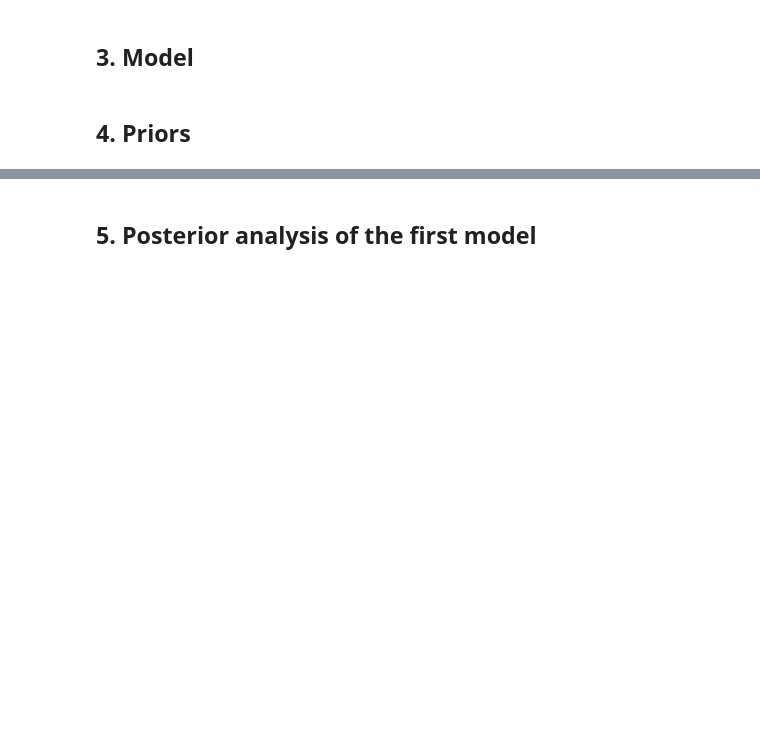
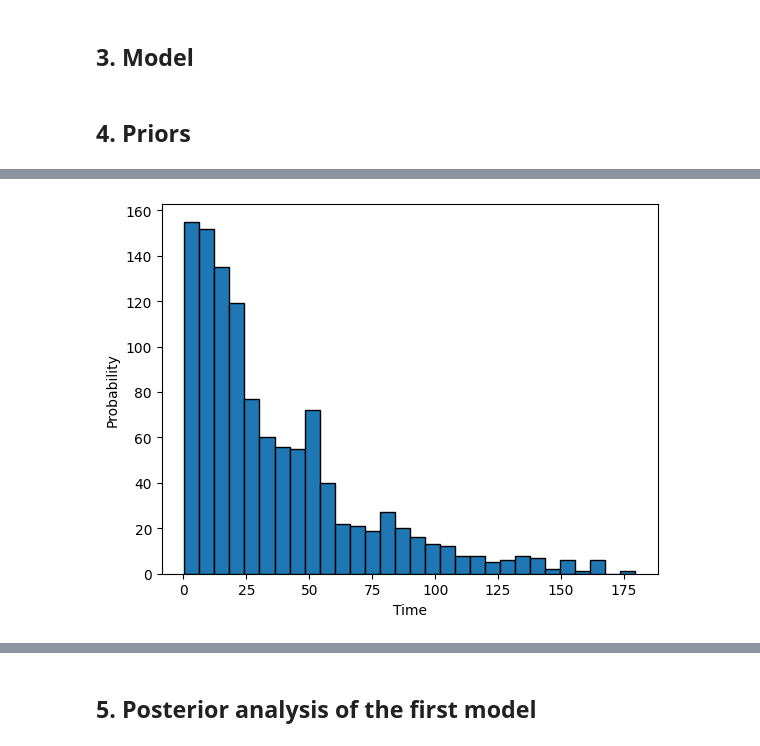
Before and after one commit to rafalmaciasz/employee-turnover, a Jupyter notebook: project.ipynb, the cells around one changed output, grey strips where cells are left out. Saved outputs shown, nothing was run; the diff lists cells and outputs as text; code cells hidden in the pictures; blank space fills up the shorter version.

```diff
--- a/project.ipynb
+++ b/project.ipynb
@@ -139,0 +186,7 @@ Now the dataset is fully ready to use in our modelling. We can also see the enco
+# %%
+plt.hist(times, bins=30, edgecolor='black')
+plt.xlabel('Time')
+plt.ylabel('Probability')
+plt.show()
+# %% [output]
+[figure, added]
```
Also changed, not shown: parts of 13 cells of this notebook, 1 other file.
